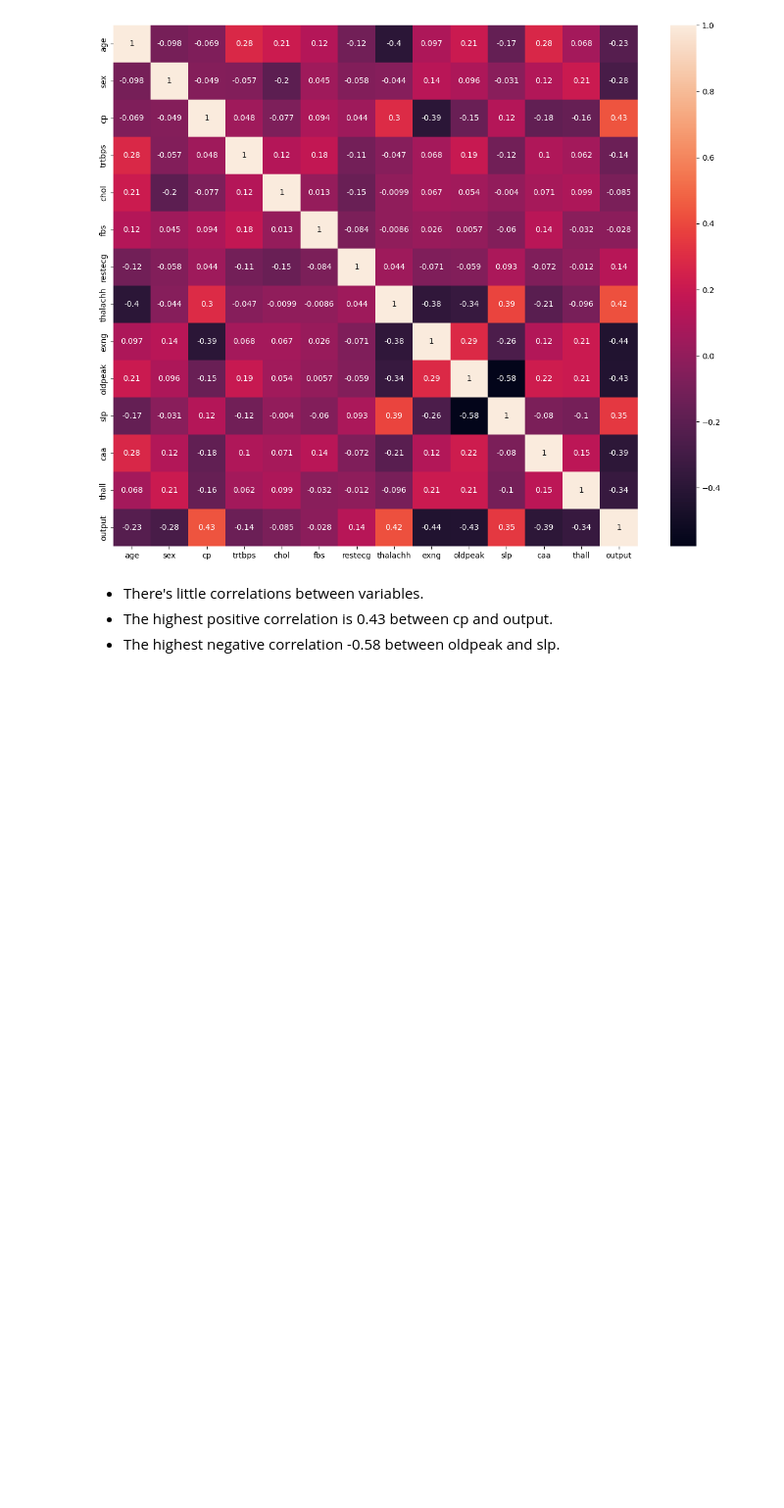
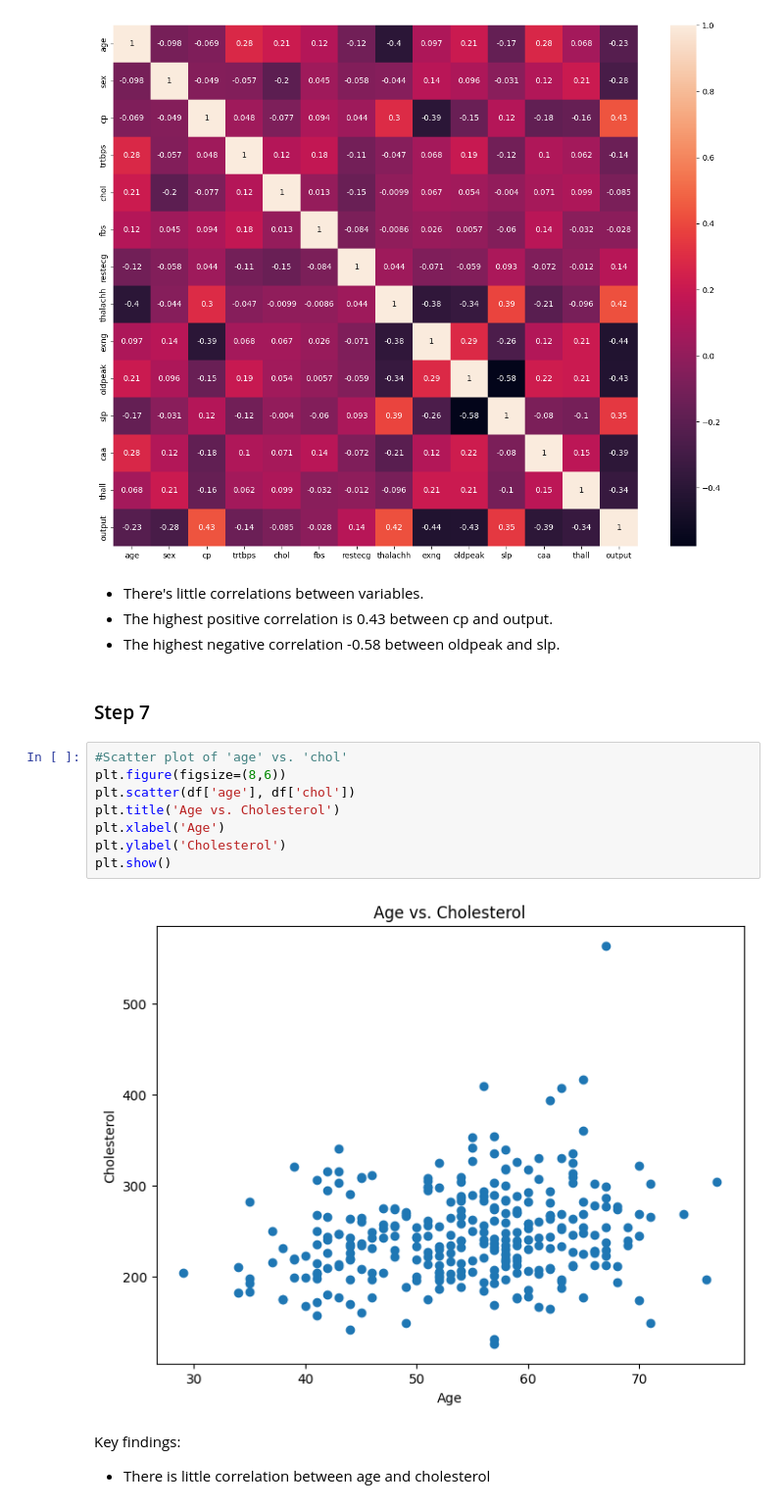
Before and after one commit to gordonnguyen/data-science-1, a Jupyter notebook: hw2/hw2_nguyen_anhnhunhan_2215275.ipynb, the cells around one changed output. Shown at 98% size. Drawn from its saved outputs; the diff is of its cells as text; blank space fills up the shorter version.

```diff
--- a/hw2/hw2_nguyen_anhnhunhan_2215275.ipynb
+++ b/hw2/hw2_nguyen_anhnhunhan_2215275.ipynb
@@ -142,3 +154,18 @@ plt.show()
 - There's little correlations between variables.
 - The highest positive correlation is 0.43 between cp and output.
 - The highest negative correlation -0.58 between oldpeak and slp.
+# %% [markdown]
+### Step 7
+# %%
+#Scatter plot of 'age' vs. 'chol'
+plt.figure(figsize=(8,6))
+plt.scatter(df['age'], df['chol'])
+plt.title('Age vs. Cholesterol')
+plt.xlabel('Age')
+plt.ylabel('Cholesterol')
+plt.show()
+# %% [output]
+[figure, added]
+# %% [markdown]
+Key findings:
+- There is little correlation between age and cholesterol
```
Also changed, not shown: parts of 12 cells of this notebook, 3 other files.
